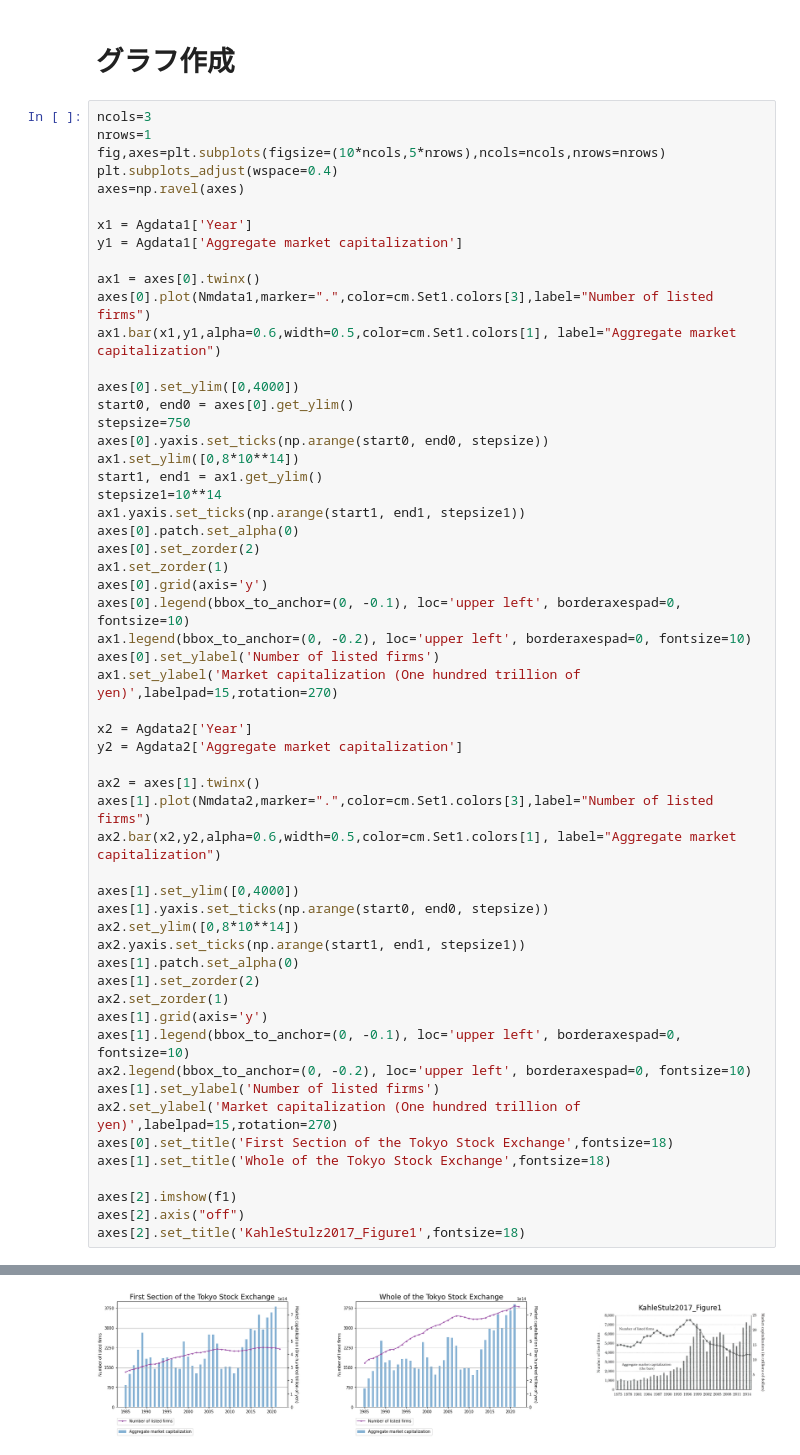
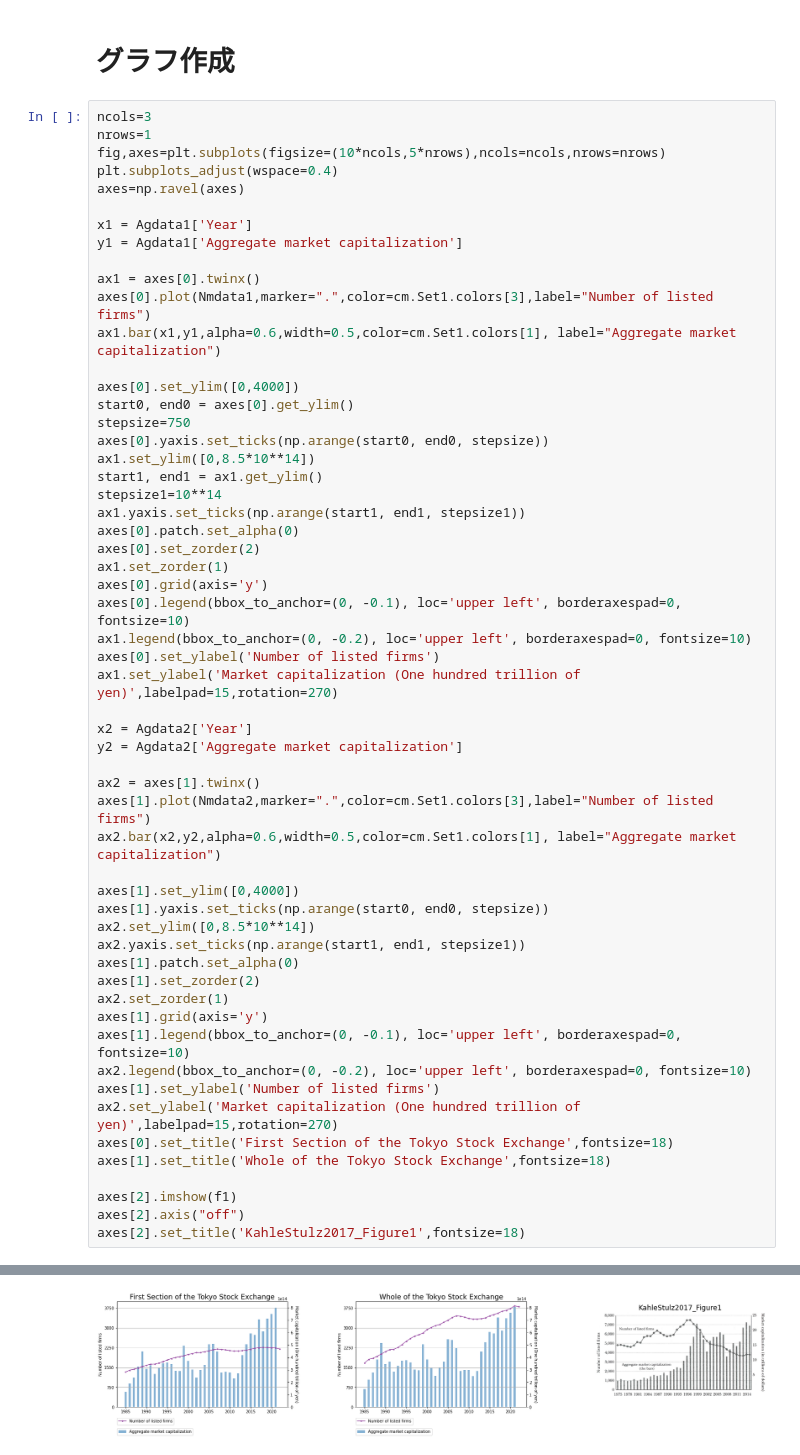
Before and after one commit to tsenga2/keio-senga-seminar, a Jupyter notebook: figure1.ipynb, the cells around one changed output, grey strips where cells are left out. Saved outputs shown, nothing was run; the diff lists cells and outputs as text.

```diff
--- a/figure1.ipynb
+++ b/figure1.ipynb
@@ -154,7 +138,7 @@ axes[0].set_ylim([0,4000])
 start0, end0 = axes[0].get_ylim()
 stepsize=750
 axes[0].yaxis.set_ticks(np.arange(start0, end0, stepsize))
-ax1.set_ylim([0,8*10**14])
+ax1.set_ylim([0,8.5*10**14])
 start1, end1 = ax1.get_ylim()
 stepsize1=10**14
 ax1.yaxis.set_ticks(np.arange(start1, end1, stepsize1))
@@ -166,32 +150,32 @@ axes[0].legend(bbox_to_anchor=(0, -0.1), loc='upper left', borderaxespad=0, font
 ax1.legend(bbox_to_anchor=(0, -0.2), loc='upper left', borderaxespad=0, fontsize=10)
 axes[0].set_ylabel('Number of listed firms')
 ax1.set_ylabel('Market capitalization (One hundred trillion of yen)',labelpad=15,rotation=270)
 
 x2 = Agdata2['Year']
 y2 = Agdata2['Aggregate market capitalization']
 
 ax2 = axes[1].twinx()
 axes[1].plot(Nmdata2,marker=".",color=cm.Set1.colors[3],label="Number of listed firms")
 ax2.bar(x2,y2,alpha=0.6,width=0.5,color=cm.Set1.colors[1], label="Aggregate market capitalization")
 
 axes[1].set_ylim([0,4000])
 axes[1].yaxis.set_ticks(np.arange(start0, end0, stepsize))
-ax2.set_ylim([0,8*10**14])
+ax2.set_ylim([0,8.5*10**14])
 ax2.yaxis.set_ticks(np.arange(start1, end1, stepsize1))
 axes[1].patch.set_alpha(0)
 axes[1].set_zorder(2)
 ax2.set_zorder(1)
 axes[1].grid(axis='y')
 axes[1].legend(bbox_to_anchor=(0, -0.1), loc='upper left', borderaxespad=0, fontsize=10)
 ax2.legend(bbox_to_anchor=(0, -0.2), loc='upper left', borderaxespad=0, fontsize=10)
 axes[1].set_ylabel('Number of listed firms')
 ax2.set_ylabel('Market capitalization (One hundred trillion of yen)',labelpad=15,rotation=270)
 axes[0].set_title('First Section of the Tokyo Stock Exchange',fontsize=18)
 axes[1].set_title('Whole of the Tokyo Stock Exchange',fontsize=18)
 
 axes[2].imshow(f1)
 axes[2].axis("off")
 axes[2].set_title('KahleStulz2017_Figure1',fontsize=18)
 # %% [output]
 Text(0.5, 1.0, 'KahleStulz2017_Figure1')
-[figure, old version]
+[figure, new version]
```
Also changed, not shown: parts of 4 cells of this notebook.
